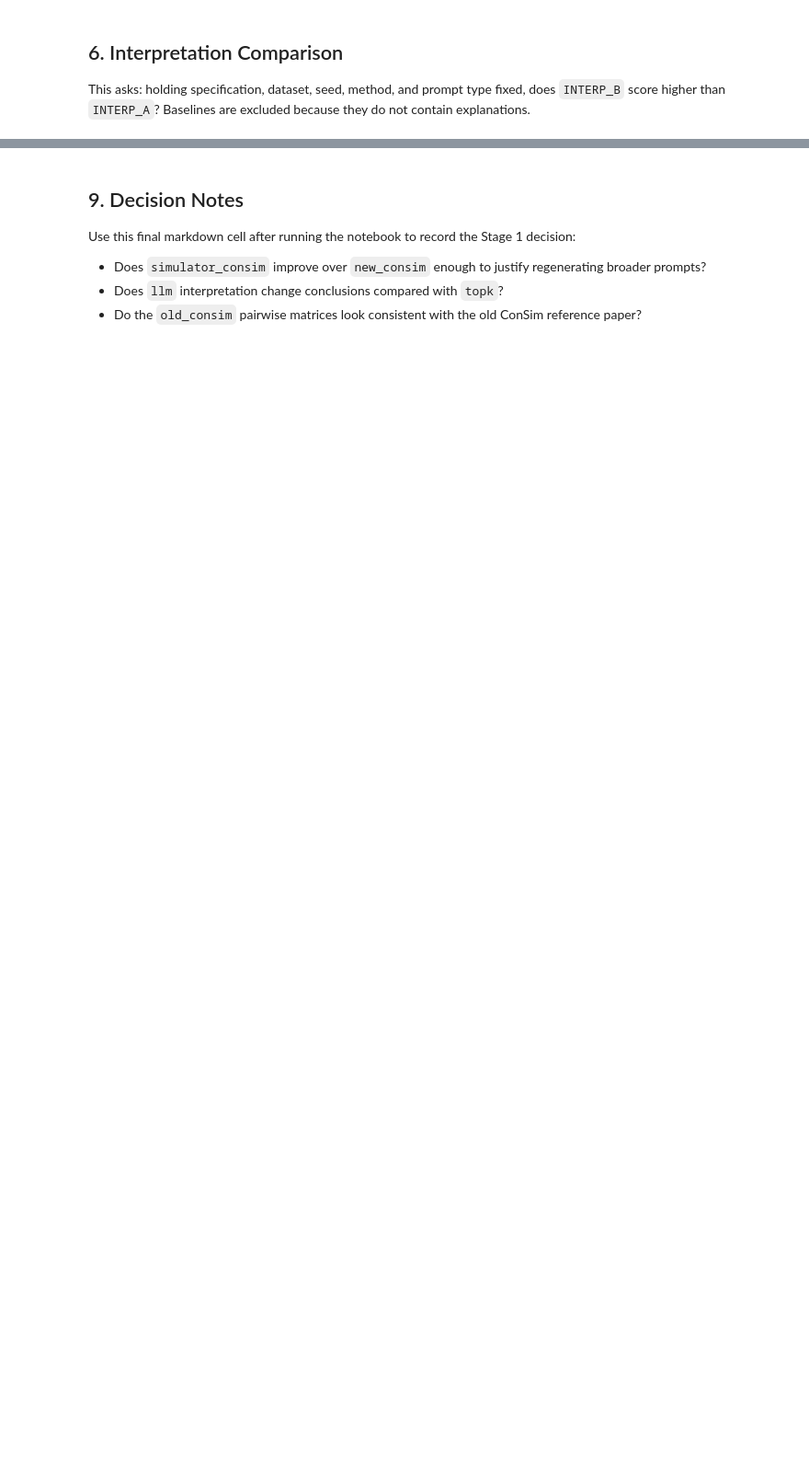
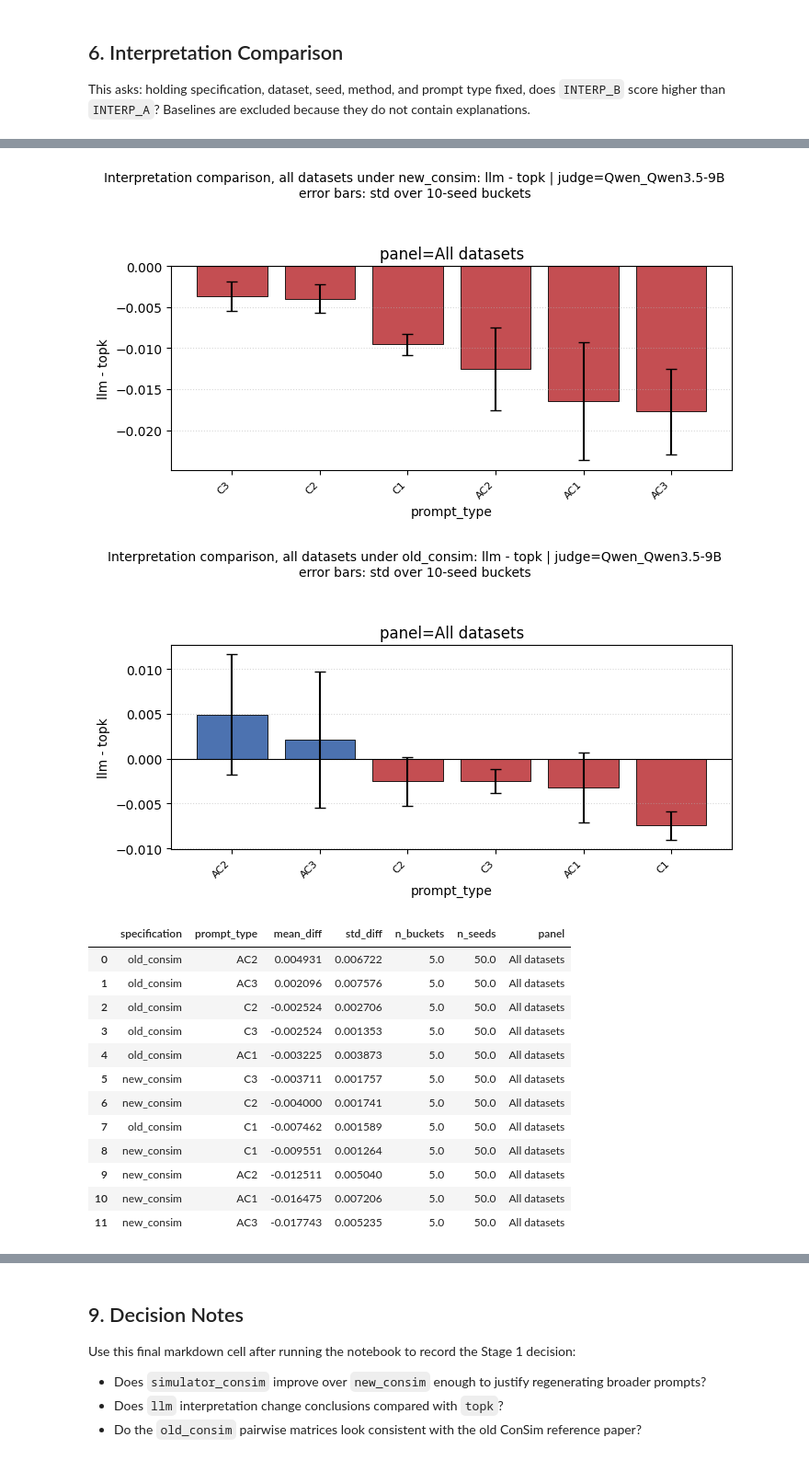
Before and after one commit to AntoninPoche/simulatability_shortcut, a Jupyter notebook: notebooks/4_compare_consim.ipynb, the cells around one changed output, grey strips where cells are left out. Shown at 92% size. Saved outputs shown, nothing was run; the diff lists cells and outputs as text; code cells hidden in the pictures; blank space fills up the shorter version.

```diff
--- a/notebooks/4_compare_consim.ipynb
+++ b/notebooks/4_compare_consim.ipynb
@@ -310,3 +316,42 @@ interp_stats
+# %%
+interp_stats_all = bucket_difference_stats(
+    interp_wide,
+    value_a=INTERP_A,
+    value_b=INTERP_B,
+    group_cols=["specification", "prompt_type"],
+)
+interp_stats_all["panel"] = "All datasets"
+
+for specification, sub_stats in interp_stats_all.groupby("specification", dropna=False):
+    fig, axes = plot_difference_bars(
+        sub_stats,
+        panel_col="panel",
+        ylabel=f"{INTERP_B} - {INTERP_A}",
+        title=(
+            f"Interpretation comparison, all datasets under {specification}: {INTERP_B} - {INTERP_A} | judge={MODEL_FILE}\n"
+            f"error bars: std over {SEEDS_PER_BUCKET}-seed buckets"
+        ),
+        save_dir=EXPORT_DIR if EXPORT_FIGURES else None,
+        file_name=f"conSim_interp_all_datasets_{specification}_{INTERP_B}_minus_{INTERP_A}.pdf" if EXPORT_FIGURES else None,
+    )
+    plt.show()
+interp_stats_all
+# %% [output]
+[figure, added]
+[figure, added]
+|  | specification | prompt_type | mean_diff | std_diff | n_buckets | n_seeds | panel |
+| 0 | old_consim | AC2 | 0.004931 | 0.006722 | 5.0 | 50.0 | All datasets |
+| 1 | old_consim | AC3 | 0.002096 | 0.007576 | 5.0 | 50.0 | All datasets |
+| 2 | old_consim | C2 | -0.002524 | 0.002706 | 5.0 | 50.0 | All datasets |
+| 3 | old_consim | C3 | -0.002524 | 0.001353 | 5.0 | 50.0 | All datasets |
+| 4 | old_consim | AC1 | -0.003225 | 0.003873 | 5.0 | 50.0 | All datasets |
+| 5 | new_consim | C3 | -0.003711 | 0.001757 | 5.0 | 50.0 | All datasets |
+| 6 | new_consim | C2 | -0.004000 | 0.001741 | 5.0 | 50.0 | All datasets |
+| 7 | old_consim | C1 | -0.007462 | 0.001589 | 5.0 | 50.0 | All datasets |
+| 8 | new_consim | C1 | -0.009551 | 0.001264 | 5.0 | 50.0 | All datasets |
+| 9 | new_consim | AC2 | -0.012511 | 0.005040 | 5.0 | 50.0 | All datasets |
+| 10 | new_consim | AC1 | -0.016475 | 0.007206 | 5.0 | 50.0 | All datasets |
+| 11 | new_consim | AC3 | -0.017743 | 0.005235 | 5.0 | 50.0 | All datasets |
 # %% [markdown]
 ## 7. Score Distributions for the Selected Specifications
 
```
Also changed, not shown: parts of 16 cells of this notebook, 6 other files.
